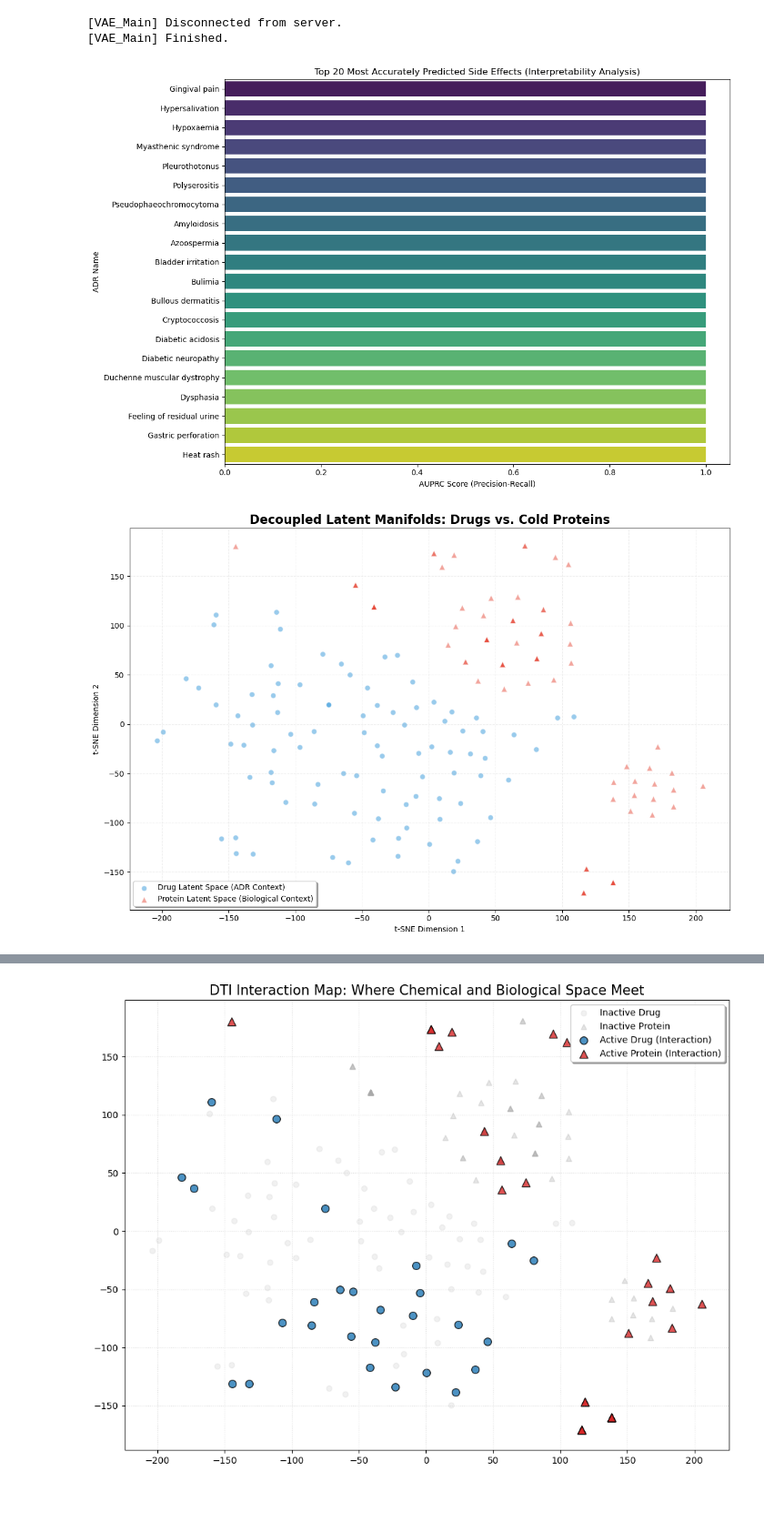
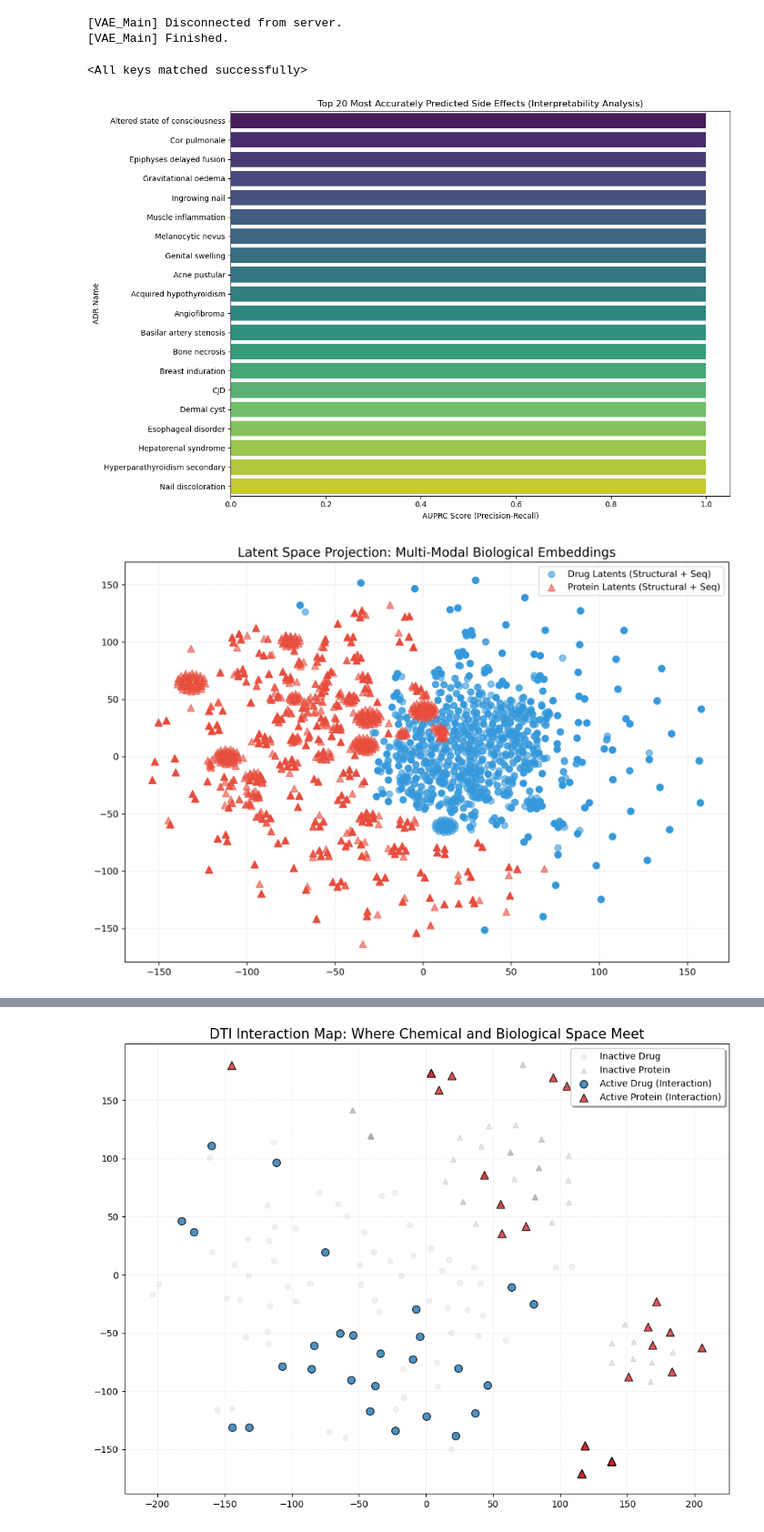
Before and after one commit to sabbir-mirza-013/Deep-Learning-Frameworks-for-Multi-Task-Prediction-of-Drug-Target-Interactions-and-Adverse-Effects, a Jupyter notebook: Model/TestModel/main.ipynb, the cells around one changed output, grey strips where cells are left out. Shown at 91% size. Drawn from its saved outputs; the diff is of its cells as text; code cells hidden in the pictures; blank space fills up the shorter version.

```diff
--- a/Model/TestModel/main.ipynb
+++ b/Model/TestModel/main.ipynb
@@ -596,8 +596,8 @@ model = MultiTaskFusionVAE(
     drug_dims=[d1_dim, d2_dim],
     prot_dims=[p1_dim, p2_dim],
     adr_dim=num_adrs,
-    fused_dim=1028,
-    latent_dim=512
+    fused_dim=1024,
+    latent_dim=768
 ).to(device)
 
 # Initialize this before the training loop
@@ -653,13 +656,18 @@ monitor.finish()
 # %% [output]
 [VAE_Main] Disconnected from server.
 [VAE_Main] Finished.
+# %%
+# load model
+model.load_state_dict(torch.load("best_multitask_model.pth"))
+# %% [output]
+<All keys matched successfully>
 # %%
 import pandas as pd
 import seaborn as sns
 import matplotlib.pyplot as plt
 from sklearn.metrics import average_precision_score
 
-def analyze_adr_performance(model, loader, adr_manager, device, top_n=20):
+def analyze_adr_performance(model, loader, adr_manager, device="cuda", top_n=20):
     model.eval()
     all_targets = []
     all_probs = []
@@ -699,61 +707,63 @@ def analyze_adr_performance(model, loader, adr_manager, device, top_n=20):
     plt.show()
 
 # Run it
-analyze_adr_performance(model, test_loader, adr_manager, device)
+analyze_adr_performance(model, test_loader, adr_manager)
 # %% [output]
-[figure, old version]
+[figure, new version]
 # %%
 import numpy as np
 from sklearn.manifold import TSNE
 import matplotlib.pyplot as plt
 
 def plot_separated_entities(model, loader, device):
     model.eval()
     drug_latents = []
     prot_latents = []
 
-    # We use a limited number of batches to keep the t-SNE calculation fast
     with torch.no_grad():
-        for i, (d1, d2, p1, p2, _, _) in enumerate(loader):
+        for i, batch in enumerate(loader):
+            # Unpack the batch (handles different loader structures)
+            d1, d2, p1, p2 = [b.to(device) for b in batch[:4]]
+
+            # STABILITY FIX: Ensure tensors are at least 2D [Batch, Features]
+            # This prevents the "Dimension out of range" error
+            if d1.dim() == 1: d1 = d1.unsqueeze(0)
+            if d2.dim() == 1: d2 = d2.unsqueeze(0)
+            if p1.dim() == 1: p1 = p1.unsqueeze(0)
+            if p2.dim() == 1: p2 = p2.unsqueeze(0)
+
             # Extract individual fused features
-            # These are the outputs of your fusion modules before they are combined
-            f_drug = model.drug_fusion(d1.to(device), d2.to(device))
-            f_prot = model.prot_fusion(p1.to(device), p2.to(device))
+            f_drug = model.drug_fusion(d1, d2)
+            f_prot = model.prot_fusion(p1, p2)
 
             drug_latents.append(f_drug.cpu().numpy())
             prot_latents.append(f_prot.cpu().numpy())
 
-            if i > 50: break # Limit to ~50 batches for clear visualization
+            if i > 100: break
 
     drugs = np.concatenate(drug_latents)
     prots = np.concatenate(prot_latents)
     all_features = np.vstack([drugs, prots])
 
-    # Removed 'n_iter' to prevent the error; 'max_iter' is the modern equivalent
+    # Run t-SNE
     tsne = TSNE(n_components=2, perplexity=30, max_iter=1000, random_state=42, init='pca')
     z_2d = tsne.fit_transform(all_features)
 
+    # Split the results back into drug and protein groups
     z_drugs = z_2d[:len(drugs)]
     z_prots = z_2d[len(drugs):]
 
-    plt.figure(figsize=(12, 8))
+    plt.figure(figsize=(12, 8), dpi=300)
+    plt.scatter(z_drugs[:, 0], z_drugs[:, 1], c='#3498db', alpha=0.6,
+                label='Drug Latents (Structural + Seq)', marker='o', s=50)
+    plt.scatter(z_prots[:, 0], z_prots[:, 1], c='#e74c3c', alpha=0.6,
+                label='Protein Latents (Structural + Seq)', marker='^', s=60)
 
-    # Plotting with a slight alpha for better visibility of density
-    plt.scatter(z_drugs[:, 0], z_drugs[:, 1], c='#3498db', alpha=0.5,
-                label='Drug Latent Space (ADR Context)', marker='o', edgecolors='w', s=50)
-
-    plt.scatter(z_prots[:, 0], z_prots[:, 1], c='#e74c3c', alpha=0.5,
-                label='Protein Latent Space (Biological Context)', marker='^', edgecolors='w', s=60)
-
-    plt.title('Decoupled Latent Manifolds: Drugs vs. Cold Proteins', fontsize=16, fontweight='bold')
-    plt.xlabel('t-SNE Dimension 1')
-    plt.ylabel('t-SNE Dimension 2')
-    plt.legend(frameon=True, shadow=True)
-    plt.grid(True, linestyle='--', alpha=0.2)
-    plt.tight_layout()
+    plt.title('Latent Space Projection: Multi-Modal Biological Embeddings', fontsize=14)
+    plt.legend()
+    plt.grid(True, linestyle='--', alpha=0.3)
     plt.show()
-
 # Execute with your trained model
-plot_separated_entities(model, val_loader, device)
+plot_separated_entities(model, test_loader, device)
 # %% [output]
-[figure, old version]
+[figure, new version]
```
Also changed, not shown: parts of 11 cells of this notebook, 21 other files.
